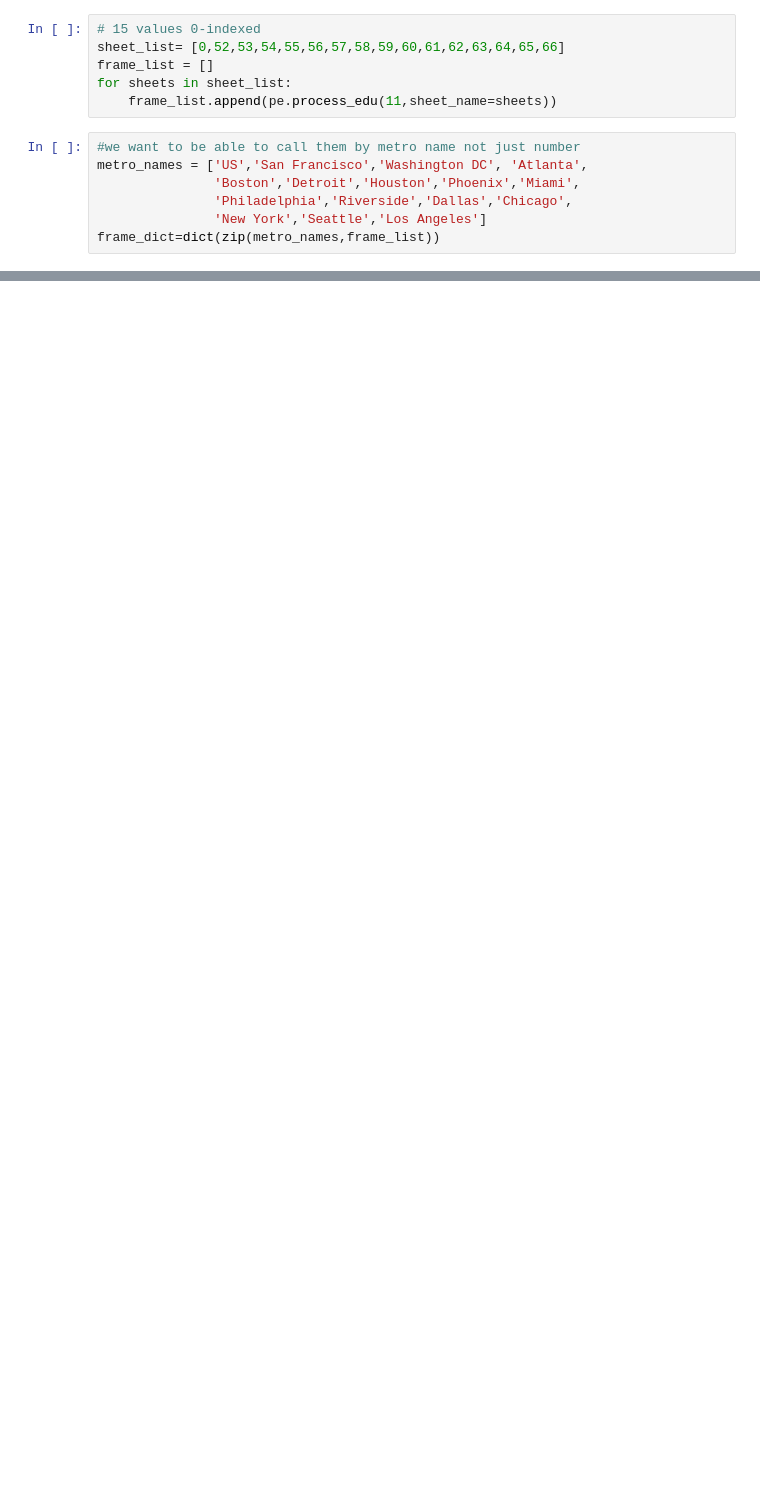
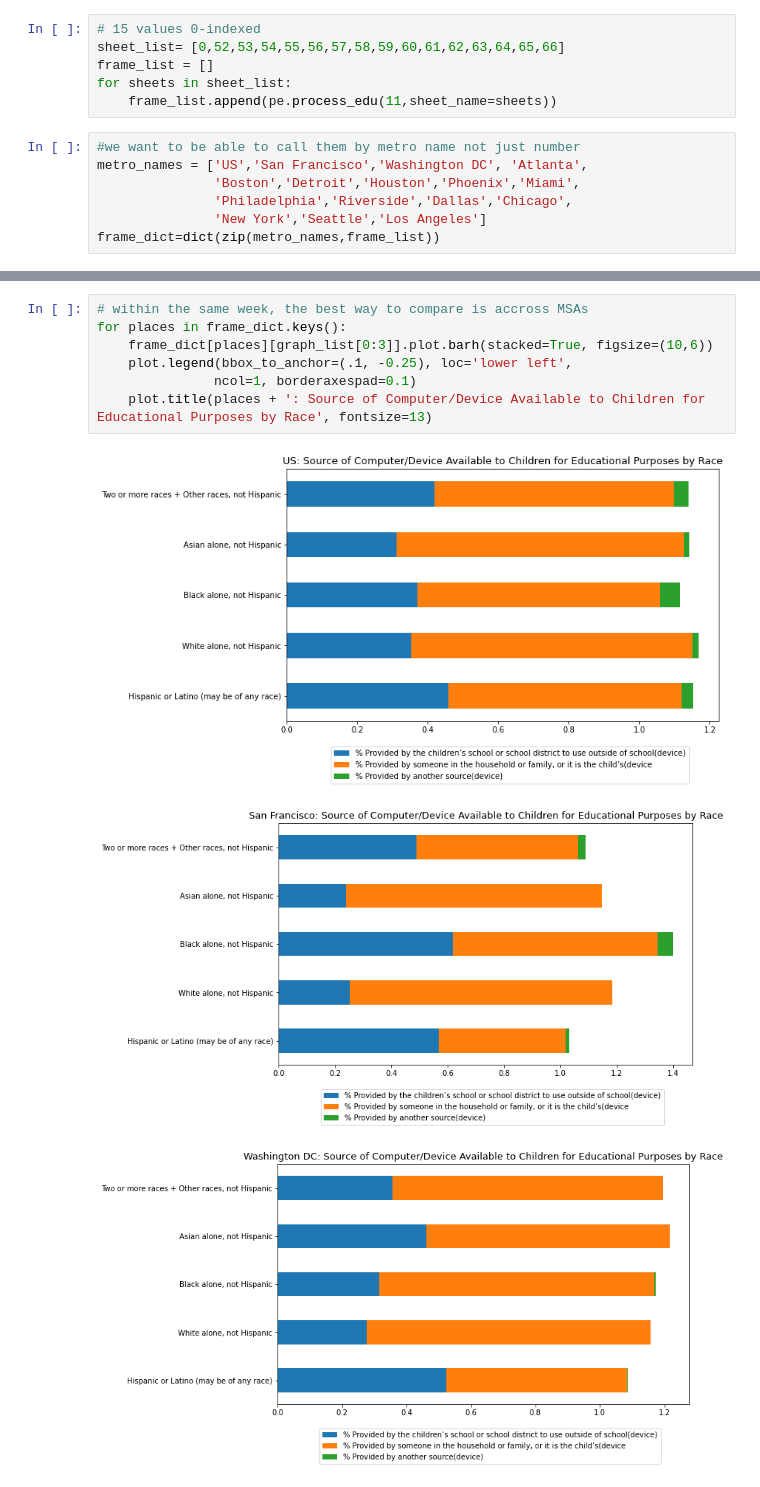
Before and after one commit to AnGWar26/icsd-pulse, a Jupyter notebook: notebooks/clean_data_edu.ipynb, the cells around one changed output, grey strips where cells are left out. Saved outputs shown, nothing was run; the diff lists cells and outputs as text; blank space fills up the shorter version.

```diff
--- a/notebooks/clean_data_edu.ipynb
+++ b/notebooks/clean_data_edu.ipynb
@@ -77,0 +54,11 @@ frame_dict['Los Angeles']
+# %%
+# within the same week, the best way to compare is accross MSAs
+for places in frame_dict.keys():
+    frame_dict[places][graph_list[0:3]].plot.barh(stacked=True, figsize=(10,6))
+    plot.legend(bbox_to_anchor=(.1, -0.25), loc='lower left',
+               ncol=1, borderaxespad=0.1)
+    plot.title(places + ': Source of Computer/Device Available to Children for Educational Purposes by Race', fontsize=13)
+# %% [output]
+[figure, added]
+[figure, added]
+[figure, added]
```
Also changed, not shown: parts of 12 cells of this notebook.
